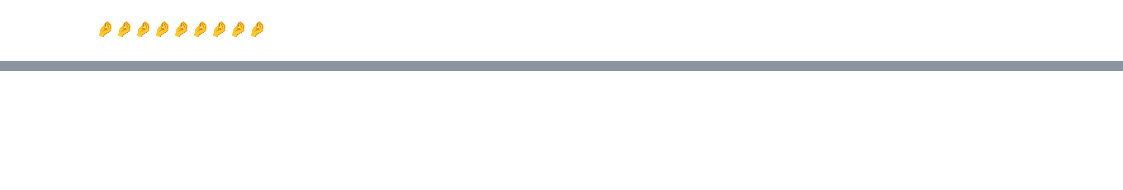
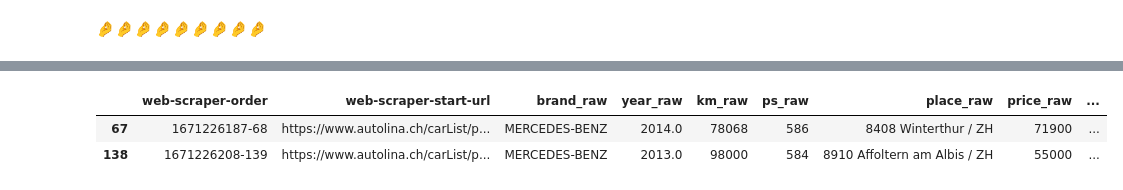
Before and after one commit to AleCecc/DA-SemesterProjekt, a Jupyter notebook: DA-Semesterprojekt.ipynb, the cells around one changed output, grey strips where cells are left out. Drawn from its saved outputs; the diff is of its cells as text; code cells hidden in the pictures; blank space fills up the shorter version.

```diff
--- a/DA-Semesterprojekt.ipynb
+++ b/DA-Semesterprojekt.ipynb
@@ -216,0 +255,7 @@ plt.show()
+# %%
+# high ps cars
+df[df.ps_raw >= 511].head()
+# %% [output]
+|  | web-scraper-order | web-scraper-start-url | brand_raw | year_raw | km_raw | ps_raw | place_raw | price_raw | ... |
+| 67 | 1671226187-68 | https://www.autolina.ch/carList/p... | MERCEDES-BENZ | 2014.0 | 78068 | 586 | 8408 Winterthur / ZH | 71900 | ... |
+| 138 | 1671226208-139 | https://www.autolina.ch/carList/p... | MERCEDES-BENZ | 2013.0 | 98000 | 584 | 8910 Affoltern am Albis / ZH | 55000 | ... |
```
Also changed, not shown: parts of 12 cells of this notebook, 3 other files.
